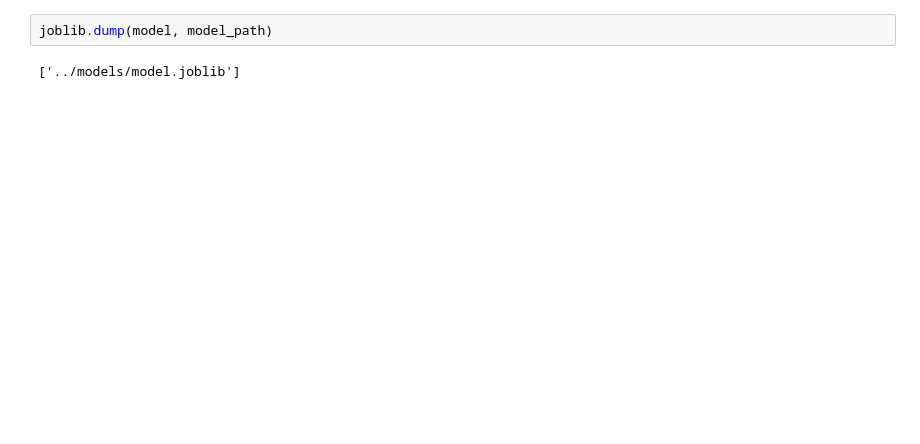
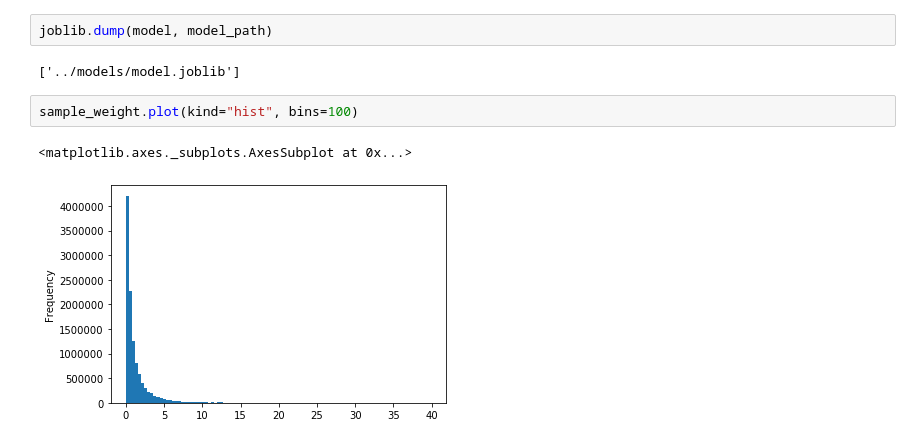
Before and after one commit to Y-oHr-N/m5-forecasting, a Jupyter notebook: notebooks/training.ipynb, the cells around one changed output. Saved outputs shown, nothing was run; the diff lists cells and outputs as text; blank space fills up the shorter version.

```diff
--- a/notebooks/training.ipynb
+++ b/notebooks/training.ipynb
@@ -131,3 +135,8 @@ ax = lgb.plot_importance(model, figsize=(16, 9))
 joblib.dump(model, model_path)
 # %% [output]
 ['../models/model.joblib']
+# %%
+sample_weight.plot(kind="hist", bins=100)
+# %% [output]
+<matplotlib.axes._subplots.AxesSubplot at 0x...>
+[figure, added]
```
Also changed, not shown: parts of 5 cells of this notebook, 2 other files.
